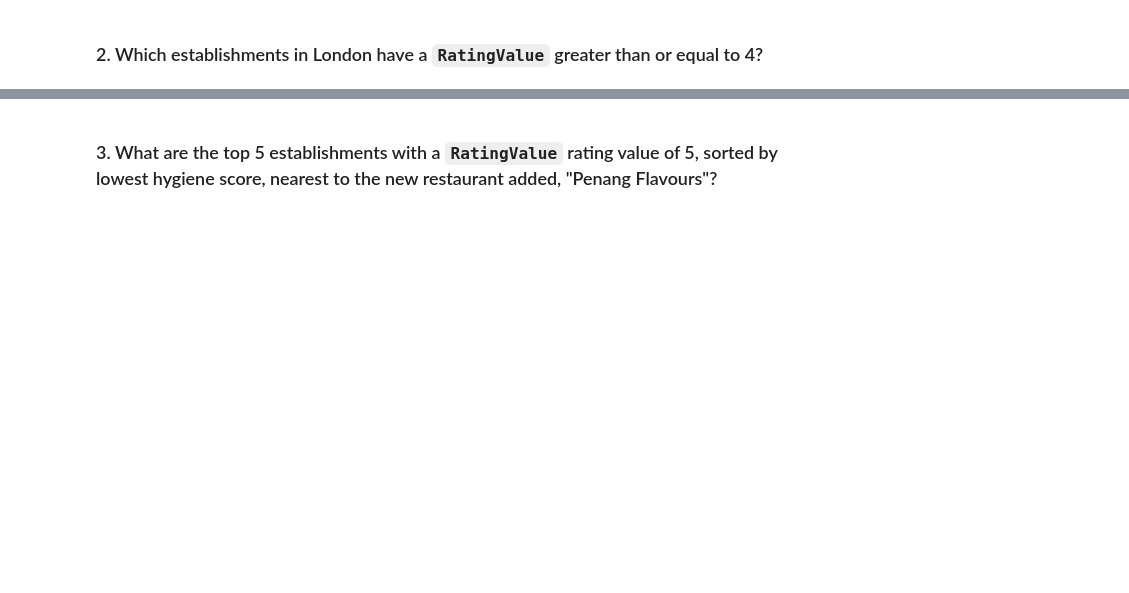
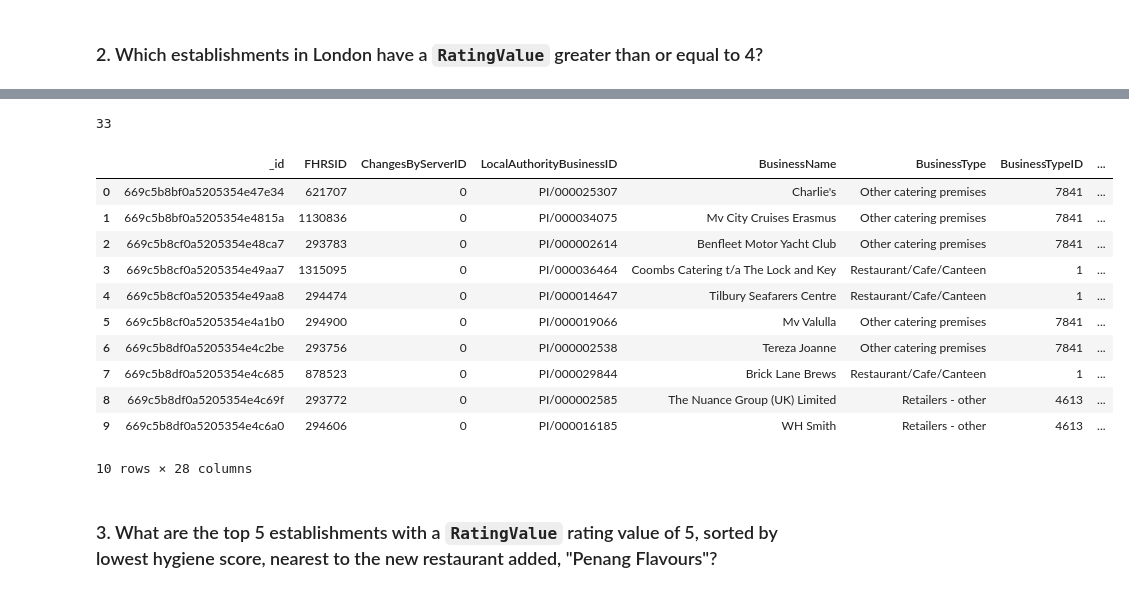
Before and after one commit to Khatiakhokhiashvili/nosql-challenge, a Jupyter notebook: Establishments/NoSQL_analysis_starter.ipynb, the cells around one changed output, grey strips where cells are left out. Drawn from its saved outputs; the diff is of its cells as text; code cells hidden in the pictures; blank space fills up the shorter version.

```diff
--- a/Establishments/NoSQL_analysis_starter.ipynb
+++ b/Establishments/NoSQL_analysis_starter.ipynb
@@ -52,0 +87,3 @@ IndexError: list index out of range
+# %%
+# Check if the collection name is correctly referenced
+establishment = db['establishment']
@@ -53,7 +104,10 @@ IndexError: list index out of range
 # %%
 # Find the establishments with London as the Local Authority and has a RatingValue greater than or equal to 4.
-query =
+query = {'LocalAuthorityName': {'$regex': 'London'}, 'RatingValue': {'$gte': 4}}
+results = list(establishment.find(query))
 
 # Use count_documents to display the number of documents in the result
+print(establishment.count_documents(query))
 
 # Display the first document in the results using pprint
+pprint(results[0])
@@ -60,8 +132,23 @@ query =
 # %%
 # Convert the result to a Pandas DataFrame
-
+london_df = pd.DataFrame(results)
 # Display the number of rows in the DataFrame
-
+print(len(london_df))
 # Display the first 10 rows of the DataFrame
+london_df.head(10)
+# %% [output]
+33
+|  | _id | FHRSID | ChangesByServerID | LocalAuthorityBusinessID | BusinessName | BusinessType | BusinessTypeID | ... |
+| 0 | 669c5b8bf0a5205354e47e34 | 621707 | 0 | PI/000025307 | Charlie's | Other catering premises | 7841 | ... |
+| 1 | 669c5b8bf0a5205354e4815a | 1130836 | 0 | PI/000034075 | Mv City Cruises Erasmus | Other catering premises | 7841 | ... |
+| 2 | 669c5b8cf0a5205354e48ca7 | 293783 | 0 | PI/000002614 | Benfleet Motor Yacht Club | Other catering premises | 7841 | ... |
+| 3 | 669c5b8cf0a5205354e49aa7 | 1315095 | 0 | PI/000036464 | Coombs Catering t/a The Lock and Key | Restaurant/Cafe/Canteen | 1 | ... |
+| 4 | 669c5b8cf0a5205354e49aa8 | 294474 | 0 | PI/000014647 | Tilbury Seafarers Centre | Restaurant/Cafe/Canteen | 1 | ... |
+| 5 | 669c5b8cf0a5205354e4a1b0 | 294900 | 0 | PI/000019066 | Mv Valulla | Other catering premises | 7841 | ... |
+| 6 | 669c5b8df0a5205354e4c2be | 293756 | 0 | PI/000002538 | Tereza Joanne | Other catering premises | 7841 | ... |
+| 7 | 669c5b8df0a5205354e4c685 | 878523 | 0 | PI/000029844 | Brick Lane Brews | Restaurant/Cafe/Canteen | 1 | ... |
+| 8 | 669c5b8df0a5205354e4c69f | 293772 | 0 | PI/000002585 | The Nuance Group (UK) Limited | Retailers - other | 4613 | ... |
+| 9 | 669c5b8df0a5205354e4c6a0 | 294606 | 0 | PI/000016185 | WH Smith | Retailers - other | 4613 | ... |
+10 rows × 28 columns
 # %% [markdown]
 ### 3. What are the top 5 establishments with a `RatingValue` rating value of 5, sorted by lowest hygiene score, nearest to the new restaurant added, "Penang Flavours"?
```
Also changed, not shown: parts of 13 cells of this notebook, 1 other file.
